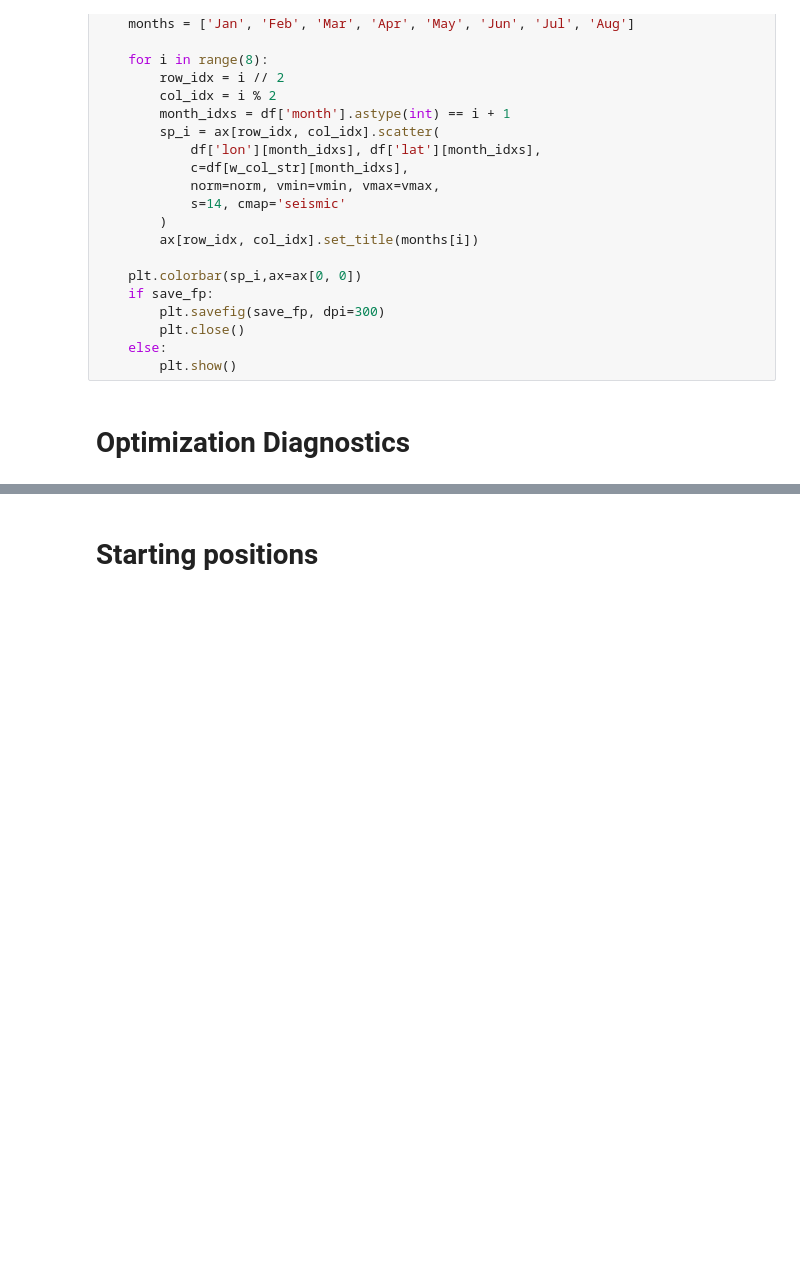
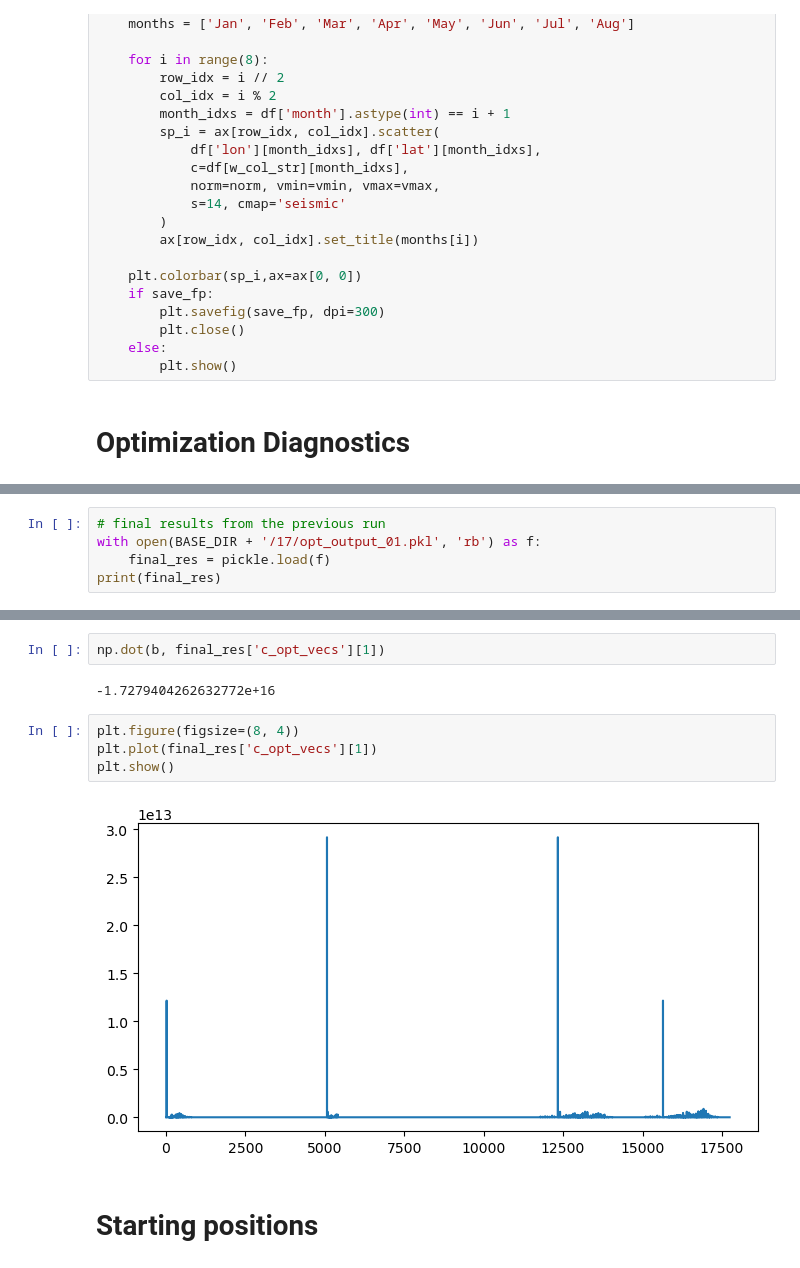
Before and after one commit to mcstanle/cf_inversion_sb_admm, a Jupyter notebook: output_investigations_17.ipynb, the cells around one changed output, grey strips where cells are left out. Drawn from its saved outputs; the diff is of its cells as text; blank space fills up the shorter version.

```diff
--- a/output_investigations_17.ipynb
+++ b/output_investigations_17.ipynb
@@ -119,0 +219,5 @@ def month_map_plot(df, w_col_str, norm, vmin=None, vmax=None, figsize=(12, 16),
+# %%
+# final results from the previous run
+with open(BASE_DIR + '/17/opt_output_01.pkl', 'rb') as f:
+    final_res = pickle.load(f)
+print(final_res)
@@ -120,3 +250,13 @@ def month_map_plot(df, w_col_str, norm, vmin=None, vmax=None, figsize=(12, 16),
+# %%
+np.dot(b, final_res['c_opt_vecs'][1])
+# %% [output]
+-1.7279404262632772e+16
+# %%
+plt.figure(figsize=(8, 4))
+plt.plot(final_res['c_opt_vecs'][1])
+plt.show()
+# %% [output]
+[figure, added]
 # %% [markdown]
 # Starting positions
 # %%
```
Also changed, not shown: parts of 7 cells of this notebook, 4 other files.
